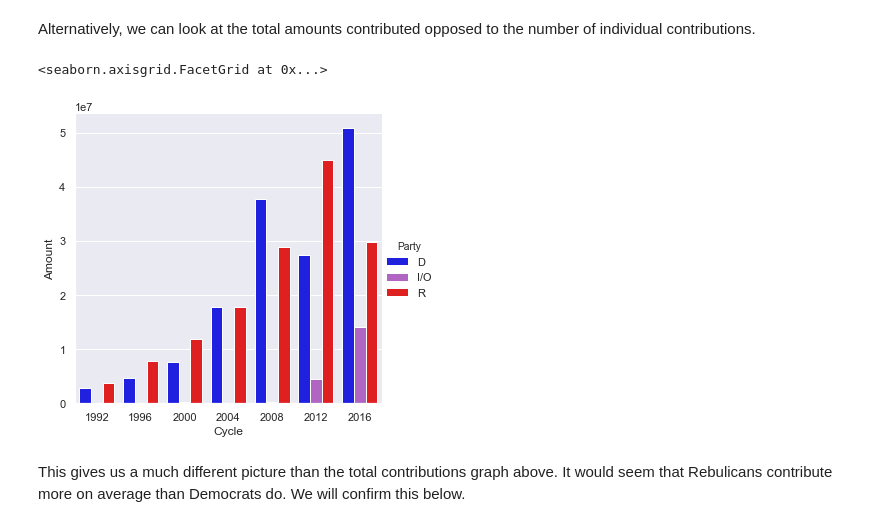
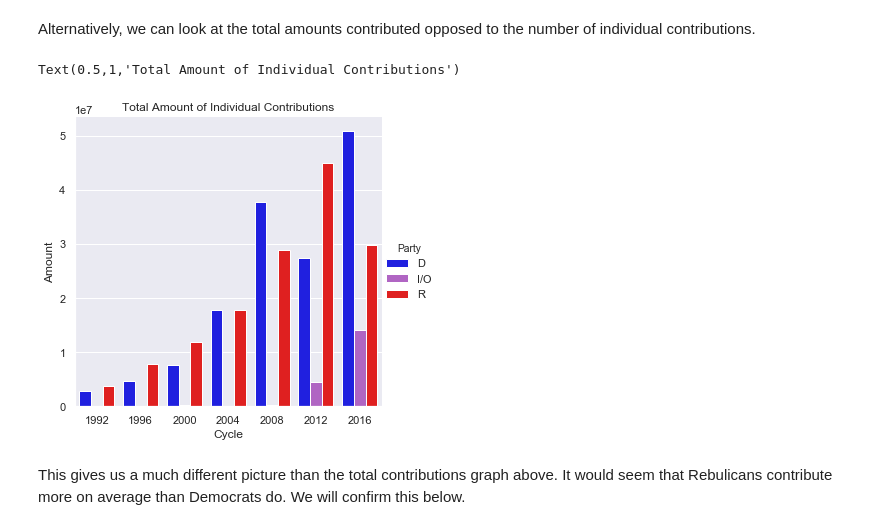
Before and after one commit to dslachar/analysis_of_crp_data, a Jupyter notebook: Colorado's_Political_Landscape2.ipynb, the cells around one changed output. Drawn from its saved outputs; the diff is of its cells as text; code cells hidden in the pictures.

```diff
--- a/Colorado's_Political_Landscape2.ipynb
+++ b/Colorado's_Political_Landscape2.ipynb
@@ -177,10 +177,11 @@ amountDF = indivDFnoPac.loc[np.logical_and.reduce((indivDFnoPac.Party != 'U', in
 # %%
 colors=['blue','mediumorchid','red']
 sns.catplot(x='Cycle',y= 'Amount',hue='Party',palette=colors,kind="bar", \
             data=amountDF)
+plt.title('Total Amount of Individual Contributions')
 # %% [output]
-<seaborn.axisgrid.FacetGrid at 0x...>
+Text(0.5,1,'Total Amount of Individual Contributions')
-[figure, old version]
+[figure, new version]
 # %% [markdown]
 This gives us a much different picture than the total contributions graph above. It would seem that Rebulicans contribute more on average than Democrats do. We will confirm this below.
 # %% [markdown]
```
Also changed, not shown: parts of 11 cells of this notebook.
